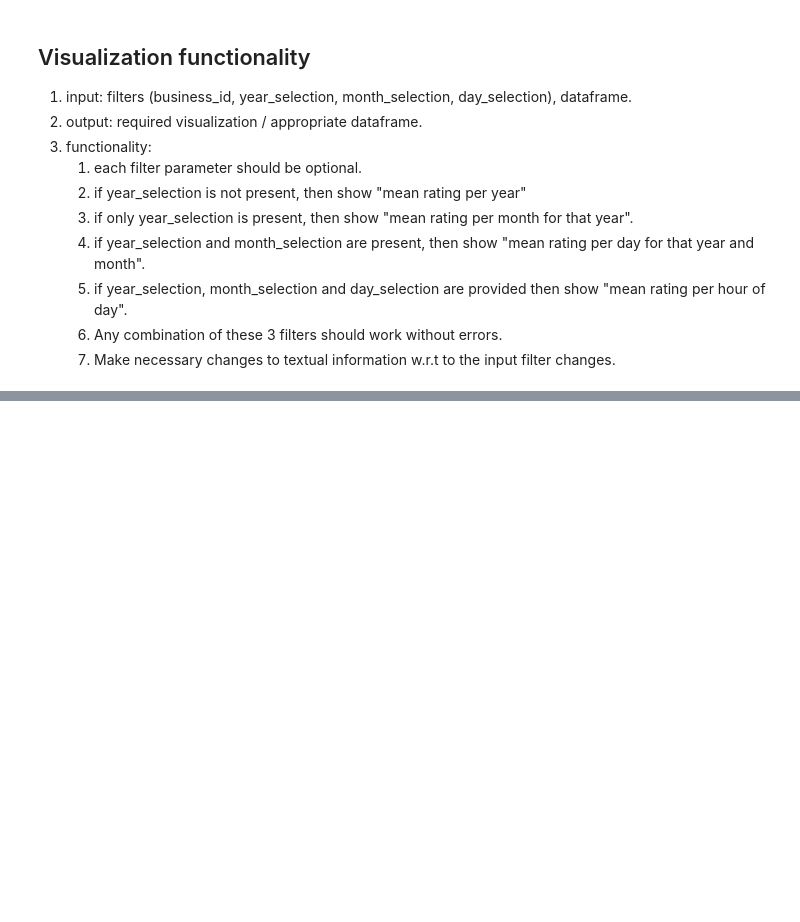
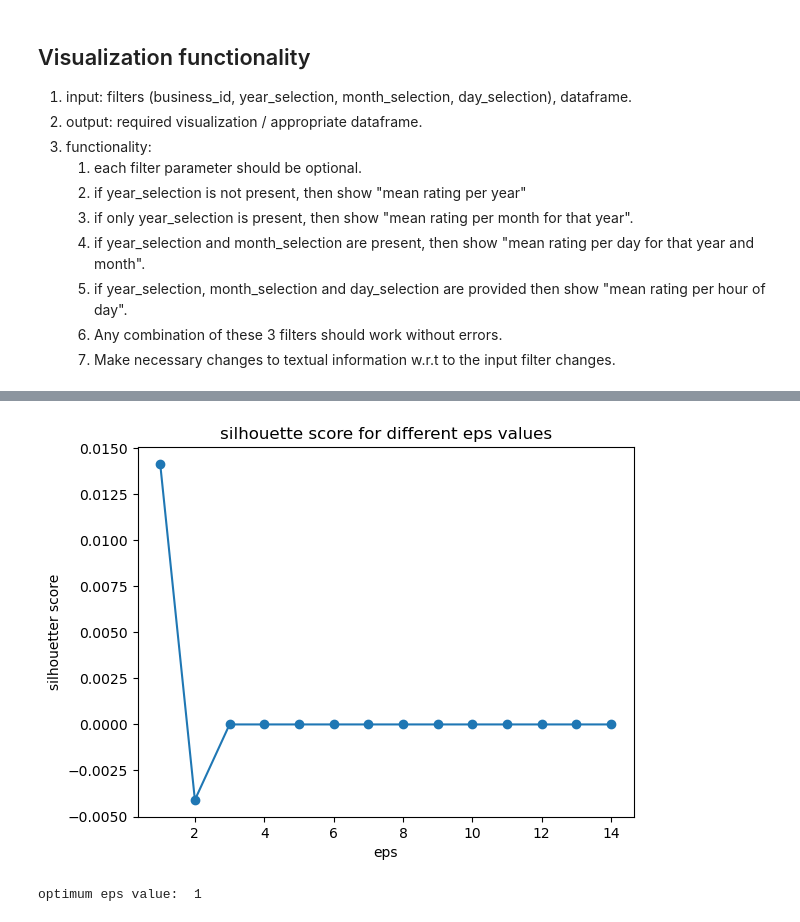
Before and after one commit to shiva-kumarj/yelp-customer-satisfaction-dashboard, a Jupyter notebook: review/EDA/review_sentiments_eda.ipynb, the cells around one changed output, grey strips where cells are left out. Saved outputs shown, nothing was run; the diff lists cells and outputs as text; code cells hidden in the pictures; blank space fills up the shorter version.

```diff
--- a/review/EDA/review_sentiments_eda.ipynb
+++ b/review/EDA/review_sentiments_eda.ipynb
@@ -419,0 +336,24 @@ AttributeError: 'NoneType' object has no attribute 'columns'
+# %%
+min_sample_values = np.arange(1, 15)
+silhouette_scores = []
+
+for ms in min_sample_values:
+    clustering = DBSCAN(eps=0.1, min_samples=ms).fit(X_tfidf)
+    labels = clustering.labels_
+    if len(set(labels)) > 1:
+        score = silhouette_score(X_tfidf, labels)
+    else:
+        score = 0
+    silhouette_scores.append(score)
+
+plt.plot(min_sample_values, silhouette_scores, marker='o')
+plt.xlabel('eps')
+plt.ylabel('silhouetter score')
+plt.title('silhouette score for different eps values')
+plt.show()
+
+optimum_ms = min_sample_values[np.argmax(silhouette_scores)]
+print("optimum eps value: ", optimum_ms)
+# %% [output]
+[figure, added]
+optimum eps value:  1
```
Also changed, not shown: parts of 44 cells of this notebook.
